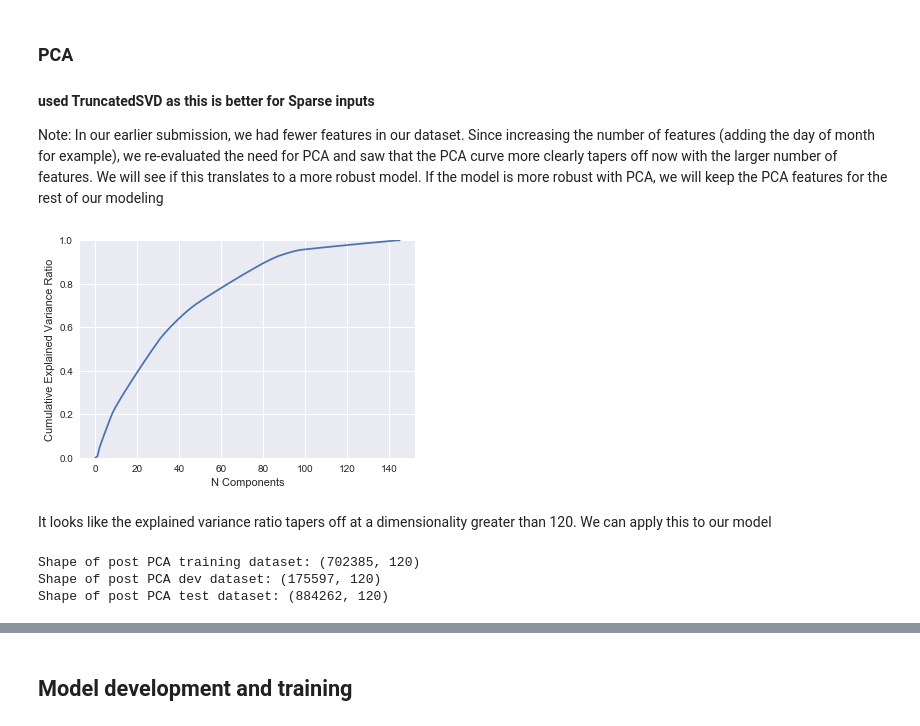
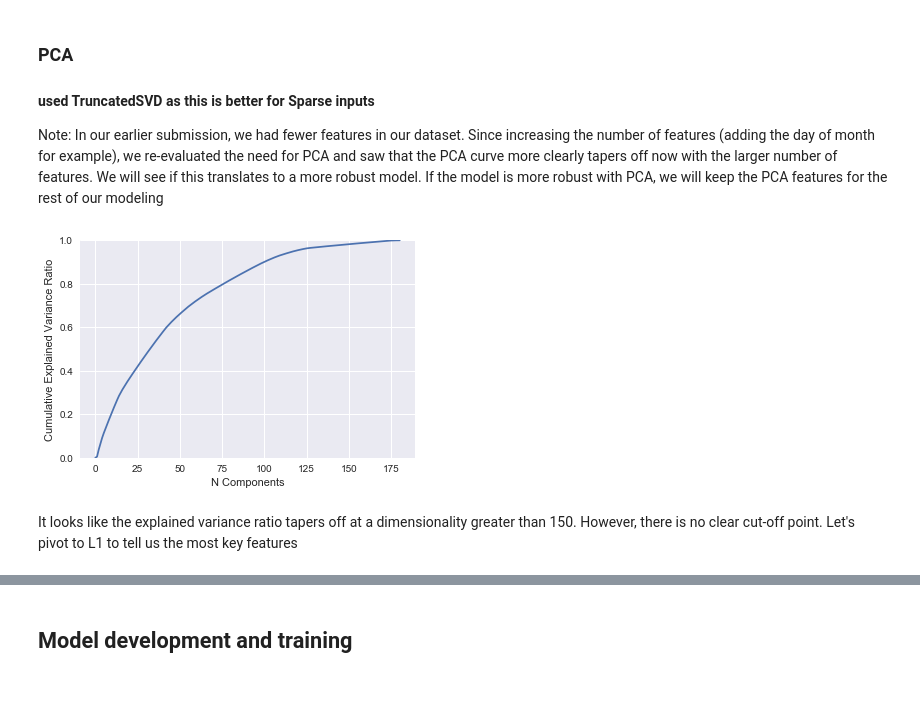
Before and after one commit to suhasgupta791/MIDS_W207_Final_Project, a Jupyter notebook: SuhasGupta_NehaKumar_SecondSubmission_finalproject.ipynb, the cells around one changed output, grey strips where cells are left out. Drawn from its saved outputs; the diff is of its cells as text; code cells hidden in the pictures; blank space fills up the shorter version.

Commit message:
fixed encoding typo, added L1 regularizaiton and test on MNB with PCA

```diff
--- a/SuhasGupta_NehaKumar_SecondSubmission_finalproject.ipynb
+++ b/SuhasGupta_NehaKumar_SecondSubmission_finalproject.ipynb
@@ -582,11 +582,15 @@ class featureProcessor:
 
         # Numeric encoding setup
         numeric_features = num_features
+#         print('Numerical Features Are', num_features)
+#         print(train_features_names_v2)
         #numeric_transformer = preprocessing.StandardScaler()
         numeric_transformer = preprocessing.MinMaxScaler(copy=True, feature_range=(0, 1))
 
         #Categorical encoding setup
         categorical_features = cat_features
+#         print('Categorical Features Are', categorical_features)
+#         print(train_features_names_v2)
         categorical_transformer = self._dataencoders[self._dataEncodeScheme]
 
         # Create an encoding pipeline
@@ -600,7 +604,7 @@ class featureProcessor:
     def encodeData(self,dataset,train_feature_names):
         # Define indeces for categorical and numerical features
         num_features=[train_features_names_v2.index('X'),train_features_names_v2.index('Y')]
-        cat_features = [i for i,v in enumerate(train_features_names_v2) if v not in num_features]
+        cat_features = [i for i,v in enumerate(train_features_names_v2) if i not in num_features]
         if self._encode:
             preprocessor = self.columnTransform(num_features,cat_features)
             transformedDataset = preprocessor.fit_transform(dataset)
@@ -700,0 +733,33 @@ Shape of mini label dataset: (1000,)
+# %%
+''' FOR V2 DATA: Encoded data using one Hot Encoding'''
+dataEncodeScheme = 'oneHot' # use one Hot scheme
+labelEncodeScheme  = 'label' # use label encoder (category to ordered numeric)
+encode = 1  # to encode or not to encode
+fp_v2 = featureProcessor(encode,dataEncodeScheme,labelEncodeScheme)
+
+data_train_encoded_v2 = fp_v2.encodeData(data_train_v2,train_features_names_v2)
+test_data_encoded_v2 = fp_v2.encodeData(test_data_v2,train_features_names_v2)
+labels_train_encoded_v2, data_classes_v2 = fp_v2.encodeLabels(labels_train_v2)
+print('\nData classes :', data_classes_v2[:5])
+
+
+'''Split data in train, dev and mini_train dataset for training and validating models'''
+random_seed = 1
+dev_size = 0.20 # Set dev data set size to 20%
+shuffle = True # Shuffle the data based on random seed
+mini_dataset_size = 1000
+splitData_v2 = createTestTrainData(trainDataEncoded = data_train_encoded_v2,trainlabelsEncoded=labels_train_encoded_v2,
+                 mini_size = mini_dataset_size, r_seed=random_seed, t_size = dev_size, shuffle=shuffle)
+train_data_v2, dev_data_v2, mini_train_data_v2, train_labels_v2, dev_labels_v2, mini_train_labels_v2 = splitData_v2.testTrainSplit()
+
+# Check shapes of all arrays
+print('Shape of encoded training data:',train_data_v2.shape)
+print('Shape of encoded test data: ', test_data_encoded_v2.shape)
+print('Shape of encoded labels:', train_labels_v2.shape)
+print('Shape of data classes:', data_classes_v2.shape)
+print('Shape of dev dataset:',dev_data_v2.shape)
+print('Shape of dev label dataset:',dev_labels_v2.shape)
+print('Shape of mini training dataset:',mini_train_data_v2.shape)
+print('Shape of mini label dataset:',mini_train_labels_v2.shape)
+
+print(np.min(data_train_encoded_v2,axis=0))
@@ -705,42 +782,23 @@ Shape of mini label dataset: (1000,)
 Note: In our earlier submission, we had fewer features in our dataset. Since increasing the number of features (adding the day of month for example), we re-evaluated the need for PCA and saw that the PCA curve more clearly tapers off now with the larger number of features. We will see if this translates to a more robust model. If the model is more robust with PCA, we will keep the PCA features for the rest of our modeling
 # %%
 # Number of variables we will use in PCA
-n = 145
+n = 180
 
 # Running the PCA
 pca = TruncatedSVD(n_components = n)
 pca.fit(train_data_v2)
 
 # Calculate sum of the EVR
 evr = np.concatenate(([0], pca.explained_variance_ratio_))
 sevr = np.cumsum(evr)
 
 # Plotting cumulative sum
 plt.plot(range(n + 1),sevr)
 plt.xlabel('N Components')
 plt.ylabel('Cumulative Explained Variance Ratio')
 plt.ylim([0,1])
 plt.show()
 # %% [output]
-[figure, old version]
+[figure, new version]
 # %% [markdown]
-It looks like the explained variance ratio tapers off at a dimensionality greater than 120. We can apply this to our model
+It looks like the explained variance ratio tapers off at a dimensionality greater than 150. However, there is no clear cut-off point. Let's pivot to L1 to tell us the most key features
-# %%
-# Number of variables we will use in PCA
-n = 120
-
-# Running the PCA
-pca = TruncatedSVD(n_components = n)
-pca.fit(train_data_v2)
-
-after_transform_features_train = pca.transform(train_data_v2)
-after_transform_features_dev = pca.transform(dev_data_v2)
-after_transform_features_test = pca.transform(test_data_encoded_v2)
-
-print('Shape of post PCA training dataset:',after_transform_features_train.shape)
-print('Shape of post PCA dev dataset:',after_transform_features_dev.shape)
-print('Shape of post PCA test dataset:',after_transform_features_test.shape)
-# %% [output]
-Shape of post PCA training dataset: (702385, 120)
-Shape of post PCA dev dataset: (175597, 120)
-Shape of post PCA test dataset: (884262, 120)
```
Also changed, not shown: parts of 29 cells of this notebook.
